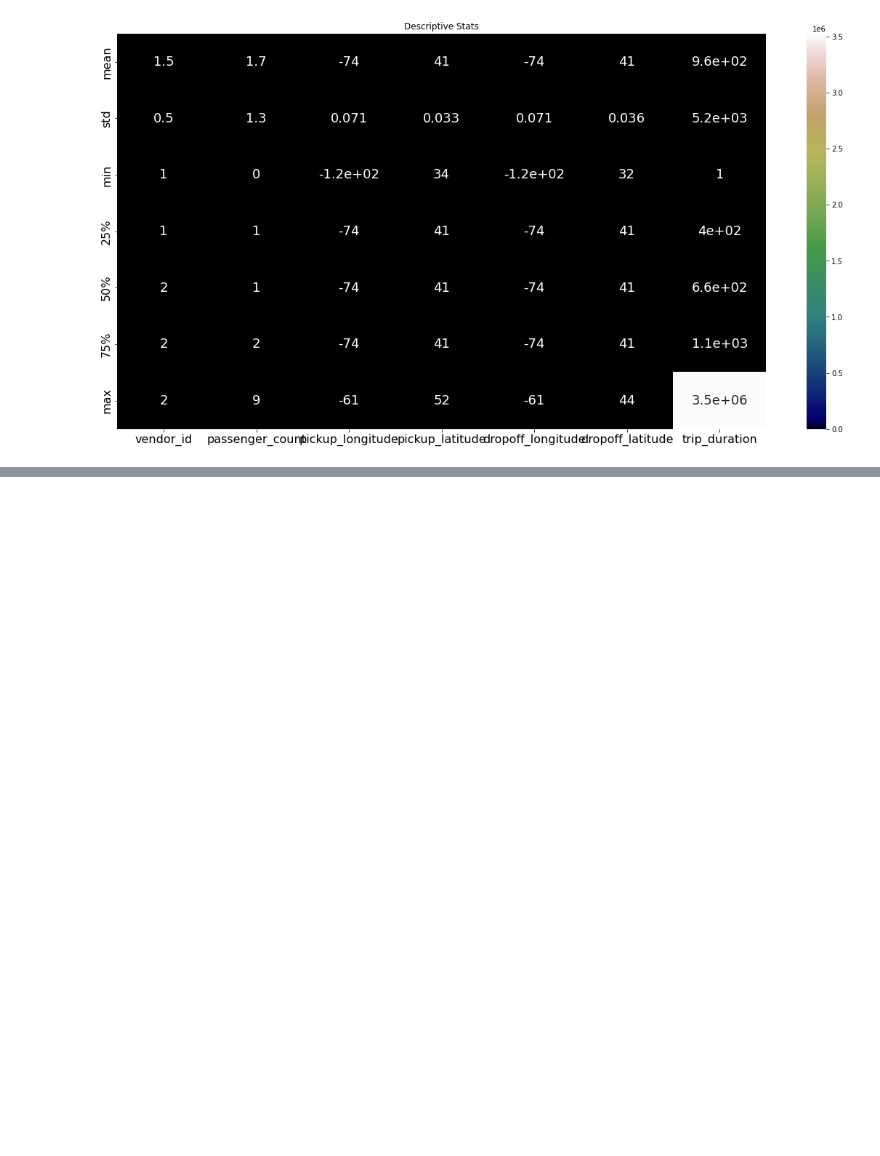
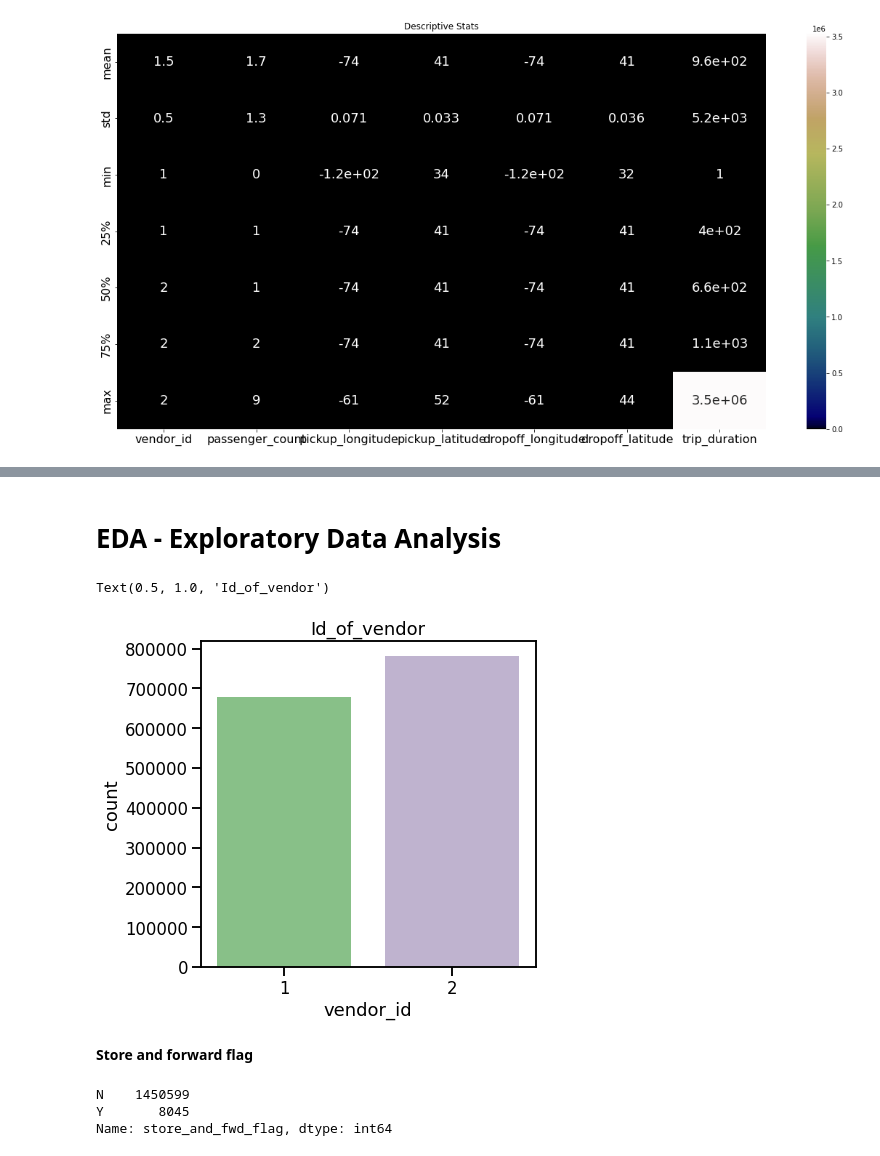
Before and after one commit to Rajvee-Sharma/NYC-Taxi-Trip-Prediction, a Jupyter notebook: Untitled0.ipynb, the cells around one changed output, grey strips where cells are left out. Drawn from its saved outputs; the diff is of its cells as text; code cells hidden in the pictures; blank space fills up the shorter version.

```diff
--- a/Untitled0.ipynb
+++ b/Untitled0.ipynb
@@ -155,0 +159,17 @@ Text(0.5, 1.0, 'Descriptive Stats')
+# %%
+df['pickup_month'] = df['pickup_datetime'].dt.month
+df['dropoff_month'] = df['dropoff_datetime'].dt.month
+
+df['pickup_hour'] =df['pickup_datetime'].dt.hour
+df['dropoff_hour'] = df['dropoff_datetime'].dt.hour
+
+df['pickup_weekday'] = df['pickup_datetime'].dt.weekday
+df['dropoff_weekday'] = df['dropoff_datetime'].dt.weekday
+# %%
+df['pickup_day'] = df['pickup_datetime'].dt.day
+df['dropoff_day'] = df['dropoff_datetime'].dt.day
+
+df['pickup_date'] = df['pickup_datetime'].dt.date
+
+df['pickup_min'] = df['pickup_datetime'].dt.minute
+df['dropoff_min'] = df['dropoff_datetime'].dt.minute
@@ -155,0 +181,13 @@ Text(0.5, 1.0, 'Descriptive Stats')
+# %%
+#Distance_cal is the function to calculate distance between pickup and dropoff coordinate.
+
+def distance_cal(pickup_lat, pickup_long, dropoff_lat, dropoff_long):
+
+  start_coordinates = (pickup_lat, pickup_long)
+  stop_coordinates = (dropoff_lat, dropoff_long)
+
+  return great_circle(start_coordinates,stop_coordinates).km
+# %%
+#Calculate distance and assign new column to the DataFrame:
+
+df['distance'] = df.apply(lambda x: distance_cal(x['pickup_latitude'],x['pickup_longitude'], x['dropoff_latitude'],x['dropoff_longitude']), axis=1)
@@ -155,0 +226,19 @@ Text(0.5, 1.0, 'Descriptive Stats')
+# %% [markdown]
+# **EDA - Exploratory Data Analysis**
+# %%
+sns.set_context('talk')
+
+plt.figure(figsize=(6,6))
+sns.countplot(df['vendor_id'], palette='Accent')
+plt.title('Id_of_vendor')
+# %% [output]
+Text(0.5, 1.0, 'Id_of_vendor')
+[figure, added]
+# %% [markdown]
+**Store and forward flag**
+# %%
+df['store_and_fwd_flag'].value_counts()
+# %% [output]
+N    1450599
+Y       8045
+Name: store_and_fwd_flag, dtype: int64
```
Also changed, not shown: parts of 15 cells of this notebook.
